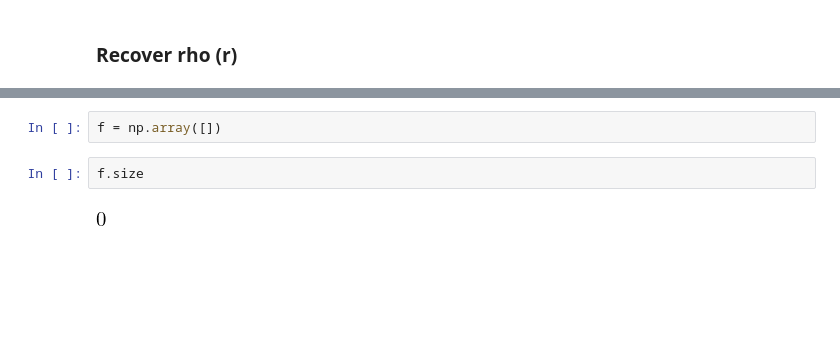
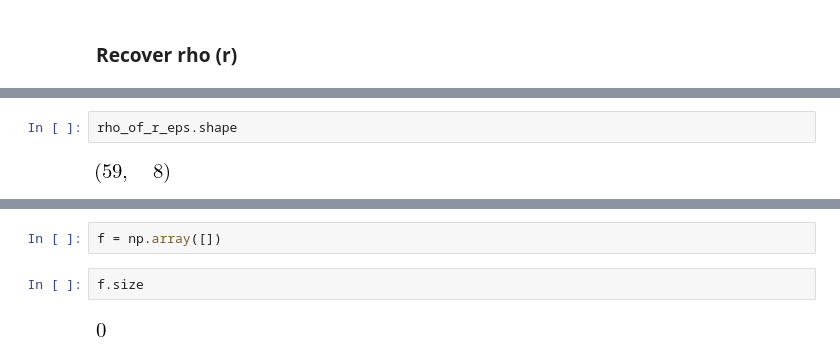
Before and after one commit to bueno646/2020_TDEs, a Jupyter notebook: Potential-Density Pairs.ipynb, the cells around one changed output, grey strips where cells are left out. Saved outputs shown, nothing was run; the diff lists cells and outputs as text; blank space fills up the shorter version.

```diff
--- a/Potential-Density Pairs.ipynb
+++ b/Potential-Density Pairs.ipynb
@@ -1334,3 +1457,7 @@ rho_r_bin_edges,rho_r_array = integrate_integrand_array(_bin_centers=PSI_bin_cen
+# %%
+rho_of_r_eps.shape
+# %% [output]
+[figure, added]
 # %%
 fig = plt.figure(8)
 fig.set_figheight(6)
```
Also changed, not shown: parts of 21 cells of this notebook, 1 other file.
